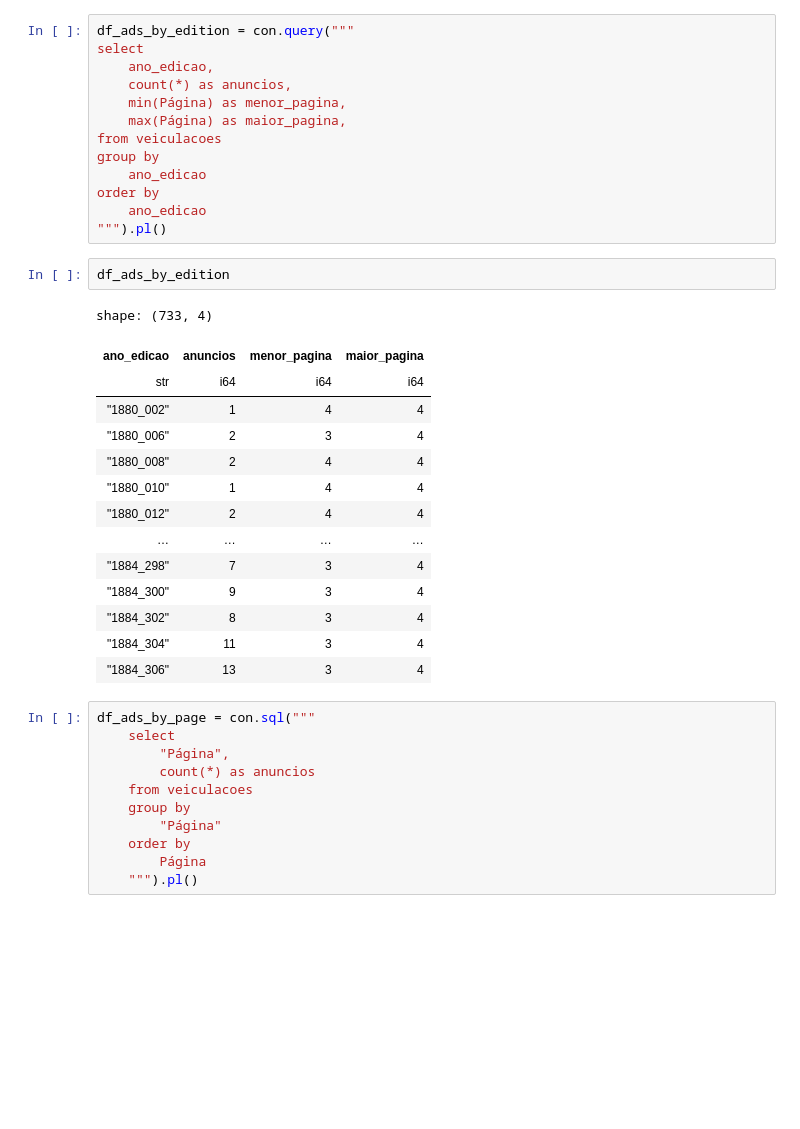
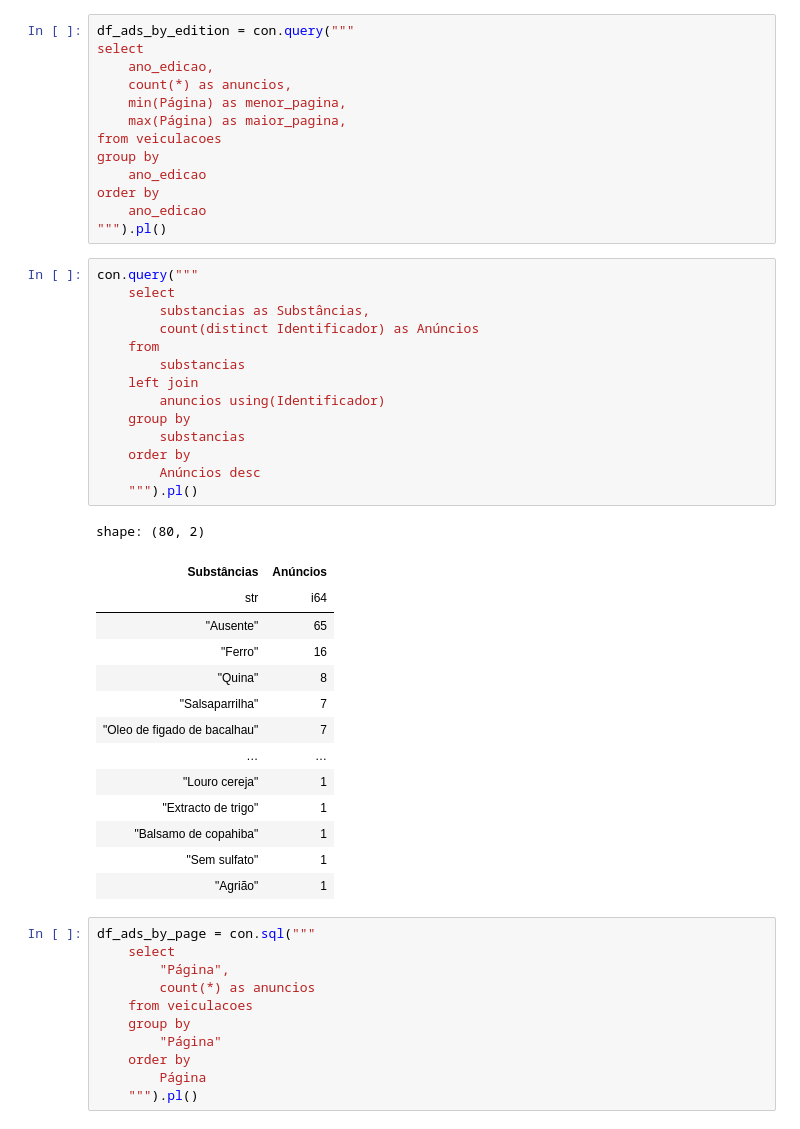
Before and after one commit to danibritods/pharma1880, a Jupyter notebook: notebooks/03_visualization.ipynb, the cells around one changed output. Drawn from its saved outputs; the diff is of its cells as text; blank space fills up the shorter version.

```diff
--- a/notebooks/03_visualization.ipynb
+++ b/notebooks/03_visualization.ipynb
@@ -68,22 +82,34 @@ order by
     ano_edicao
 """).pl()
 # %%
-df_ads_by_edition
+con.query("""
+    select
+        substancias as Substâncias,
+        count(distinct Identificador) as Anúncios
+    from
+        substancias
+    left join
+        anuncios using(Identificador)
+    group by
+        substancias
+    order by
+        Anúncios desc
+    """).pl()
 # %% [output]
-shape: (733, 4)
+shape: (80, 2)
-| ano_edicao | anuncios | menor_pagina | maior_pagina |
-| str | i64 | i64 | i64 |
-| "1880_002" | 1 | 4 | 4 |
-| "1880_006" | 2 | 3 | 4 |
-| "1880_008" | 2 | 4 | 4 |
-| "1880_010" | 1 | 4 | 4 |
-| "1880_012" | 2 | 4 | 4 |
-| … | … | … | … |
-| "1884_298" | 7 | 3 | 4 |
-| "1884_300" | 9 | 3 | 4 |
-| "1884_302" | 8 | 3 | 4 |
-| "1884_304" | 11 | 3 | 4 |
-| "1884_306" | 13 | 3 | 4 |
+| Substâncias | Anúncios |
+| str | i64 |
+| "Ausente" | 65 |
+| "Ferro" | 16 |
+| "Quina" | 8 |
+| "Salsaparrilha" | 7 |
+| "Oleo de figado de bacalhau" | 7 |
+| … | … |
+| "Louro cereja" | 1 |
+| "Extracto de trigo" | 1 |
+| "Balsamo de copahiba" | 1 |
+| "Sem sulfato" | 1 |
+| "Agrião" | 1 |
 # %%
 df_ads_by_page = con.sql("""
     select
```
Also changed, not shown: parts of 41 cells of this notebook.
